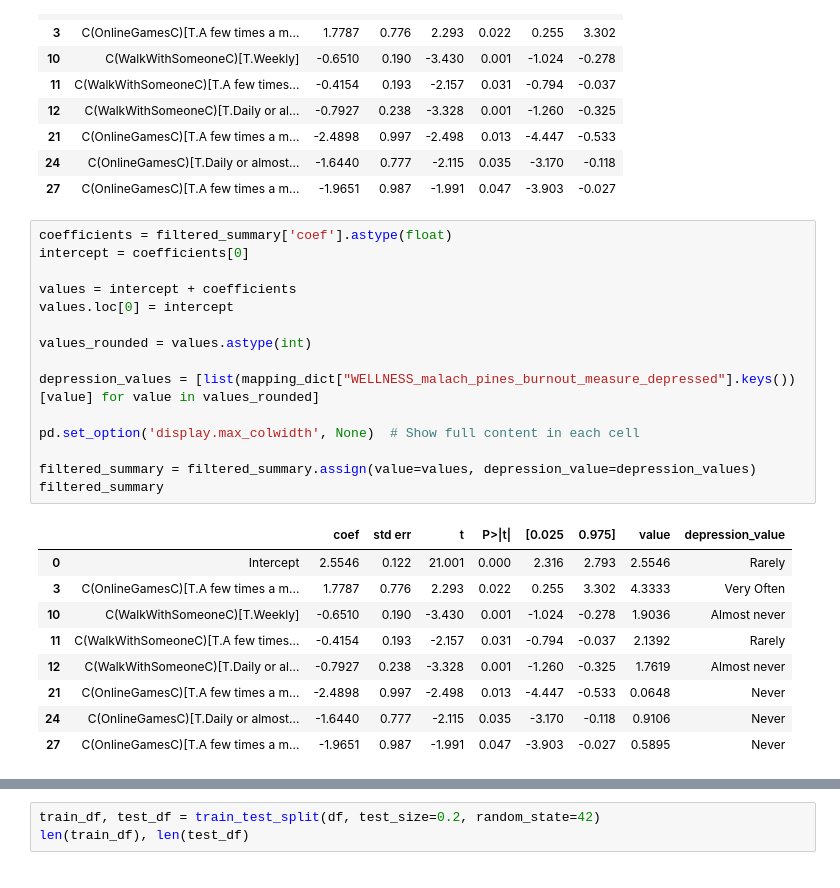
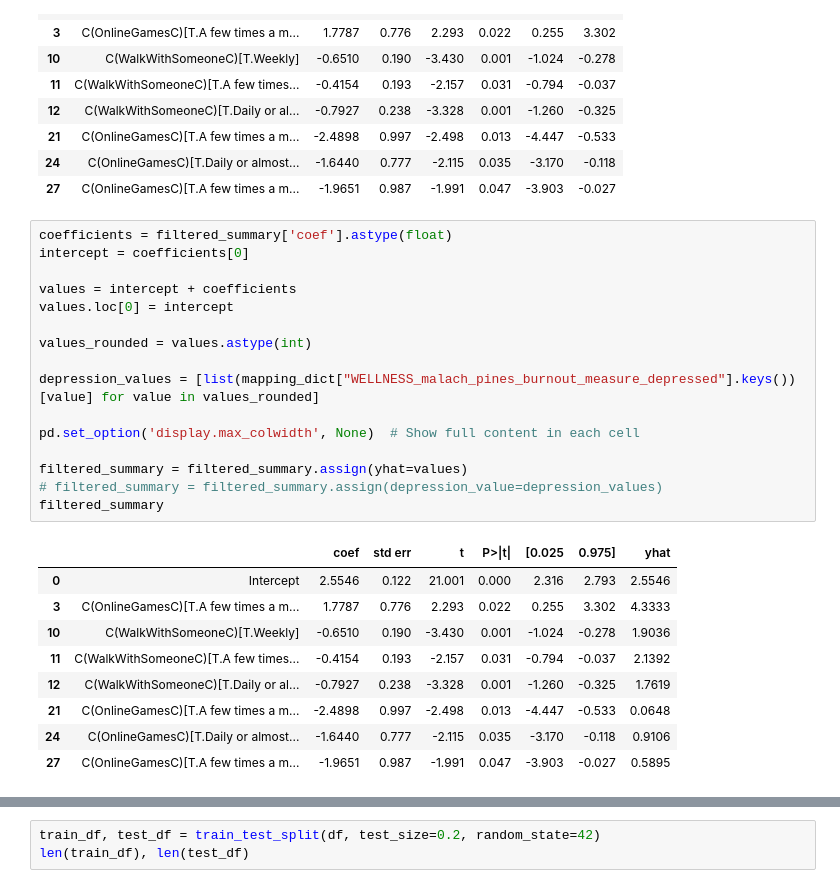
Before and after one commit to Zain-Mahmoud/sta130cp, a Jupyter notebook: Jason_analysis.ipynb, the cells around one changed output, grey strips where cells are left out. Cells and saved outputs as stored; diff of their text form.

```diff
--- a/Jason_analysis.ipynb
+++ b/Jason_analysis.ipynb
@@ -146,25 +146,26 @@ filtered_summary
 # %%
 coefficients = filtered_summary['coef'].astype(float)
 intercept = coefficients[0]
 
 values = intercept + coefficients
 values.loc[0] = intercept
 
 values_rounded = values.astype(int)
 
 depression_values = [list(mapping_dict["WELLNESS_malach_pines_burnout_measure_depressed"].keys())[value] for value in values_rounded]
 
 pd.set_option('display.max_colwidth', None)  # Show full content in each cell
 
-filtered_summary = filtered_summary.assign(value=values, depression_value=depression_values)
+filtered_summary = filtered_summary.assign(yhat=values)
+# filtered_summary = filtered_summary.assign(depression_value=depression_values)
 filtered_summary
 # %% [output]
-|  |  | coef | std err | t | P>|t| | [0.025 | 0.975] | value | depression_value |
-| 0 | Intercept | 2.5546 | 0.122 | 21.001 | 0.000 | 2.316 | 2.793 | 2.5546 | Rarely |
-| 3 | C(OnlineGamesC)[T.A few times a m... | 1.7787 | 0.776 | 2.293 | 0.022 | 0.255 | 3.302 | 4.3333 | Very Often |
-| 10 | C(WalkWithSomeoneC)[T.Weekly] | -0.6510 | 0.190 | -3.430 | 0.001 | -1.024 | -0.278 | 1.9036 | Almost never |
-| 11 | C(WalkWithSomeoneC)[T.A few times... | -0.4154 | 0.193 | -2.157 | 0.031 | -0.794 | -0.037 | 2.1392 | Rarely |
-| 12 | C(WalkWithSomeoneC)[T.Daily or al... | -0.7927 | 0.238 | -3.328 | 0.001 | -1.260 | -0.325 | 1.7619 | Almost never |
-| 21 | C(OnlineGamesC)[T.A few times a m... | -2.4898 | 0.997 | -2.498 | 0.013 | -4.447 | -0.533 | 0.0648 | Never |
-| 24 | C(OnlineGamesC)[T.Daily or almost... | -1.6440 | 0.777 | -2.115 | 0.035 | -3.170 | -0.118 | 0.9106 | Never |
-| 27 | C(OnlineGamesC)[T.A few times a m... | -1.9651 | 0.987 | -1.991 | 0.047 | -3.903 | -0.027 | 0.5895 | Never |
+|  |  | coef | std err | t | P>|t| | [0.025 | 0.975] | yhat |
+| 0 | Intercept | 2.5546 | 0.122 | 21.001 | 0.000 | 2.316 | 2.793 | 2.5546 |
+| 3 | C(OnlineGamesC)[T.A few times a m... | 1.7787 | 0.776 | 2.293 | 0.022 | 0.255 | 3.302 | 4.3333 |
+| 10 | C(WalkWithSomeoneC)[T.Weekly] | -0.6510 | 0.190 | -3.430 | 0.001 | -1.024 | -0.278 | 1.9036 |
+| 11 | C(WalkWithSomeoneC)[T.A few times... | -0.4154 | 0.193 | -2.157 | 0.031 | -0.794 | -0.037 | 2.1392 |
+| 12 | C(WalkWithSomeoneC)[T.Daily or al... | -0.7927 | 0.238 | -3.328 | 0.001 | -1.260 | -0.325 | 1.7619 |
+| 21 | C(OnlineGamesC)[T.A few times a m... | -2.4898 | 0.997 | -2.498 | 0.013 | -4.447 | -0.533 | 0.0648 |
+| 24 | C(OnlineGamesC)[T.Daily or almost... | -1.6440 | 0.777 | -2.115 | 0.035 | -3.170 | -0.118 | 0.9106 |
+| 27 | C(OnlineGamesC)[T.A few times a m... | -1.9651 | 0.987 | -1.991 | 0.047 | -3.903 | -0.027 | 0.5895 |
```
Also changed, not shown: parts of 4 cells of this notebook, 5 other files.
